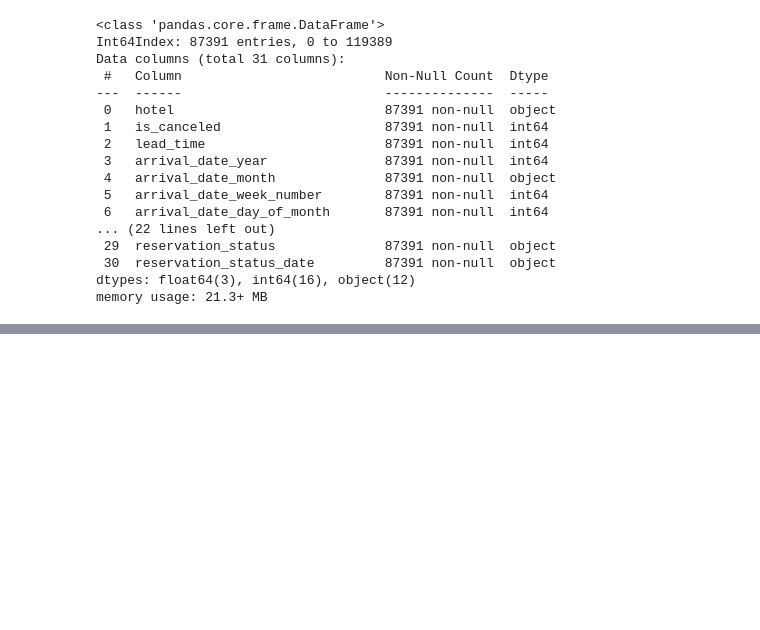
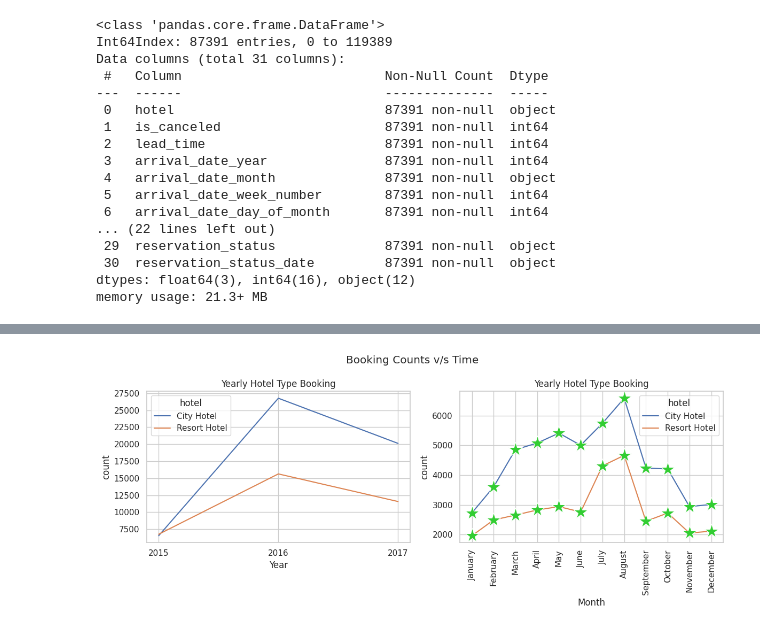
Before and after one commit to jamal-faisal/EDA_Hotel, a Jupyter notebook: EDA_Hotel_Booking.ipynb, the cells around one changed output, grey strips where cells are left out. Saved outputs shown, nothing was run; the diff lists cells and outputs as text; code cells hidden in the pictures; blank space fills up the shorter version.

```diff
--- a/EDA_Hotel_Booking.ipynb
+++ b/EDA_Hotel_Booking.ipynb
@@ -264,0 +331,7 @@ memory usage: 21.3+ MB
+# %%
+df1 = df_hotel[['arrival_date', 'hotel']].reset_index()
+df1['Year'] = df1['arrival_date'].dt.year
+df1['Month'] = df1['arrival_date'].dt.month_name()
+df1['Date'] = df1['arrival_date'].dt.date
+df1['Day'] = df1['arrival_date'].dt.day_name()
+print(df1)
@@ -264,0 +353,25 @@ memory usage: 21.3+ MB
+# %%
+x= df1.groupby(['Year', 'hotel']).size().reset_index(name= 'count')
+y = df1.groupby(['hotel', 'Month']).size().reset_index(name= 'count')
+
+sort_order=['January','February','March','April','May','June','July','August','September','October','November','December']
+y.index=pd.CategoricalIndex(y['Month'],categories=sort_order,ordered=True)
+y= y.sort_index().reset_index(drop=True)
+# %%
+figure, axes = plt.subplots(1, 2,figsize=(12, 5))
+figure.suptitle('Booking Counts v/s Time')
+sns.set(style='whitegrid')
+axes[0].set_title('Yearly Hotel Type Booking')
+axes[1].set_title('Monthly Booking over the Years')
+
+ax = sns.lineplot(x='Year', y='count', hue='hotel', data=x, ax =axes[0])
+plt.title('Yearly Hotel Type Booking')
+ax.set(xticks=[2015, 2016, 2017])
+
+ax= sns.lineplot(data = y, x = 'Month', y = 'count', hue = 'hotel', ax= axes[1], marker='*', markerfacecolor='limegreen', markersize=20)
+plt.xticks(rotation=90)
+
+plt.tight_layout()
+plt.show()
+# %% [output]
+[figure, added]
```
Also changed, not shown: parts of 8 cells of this notebook.
